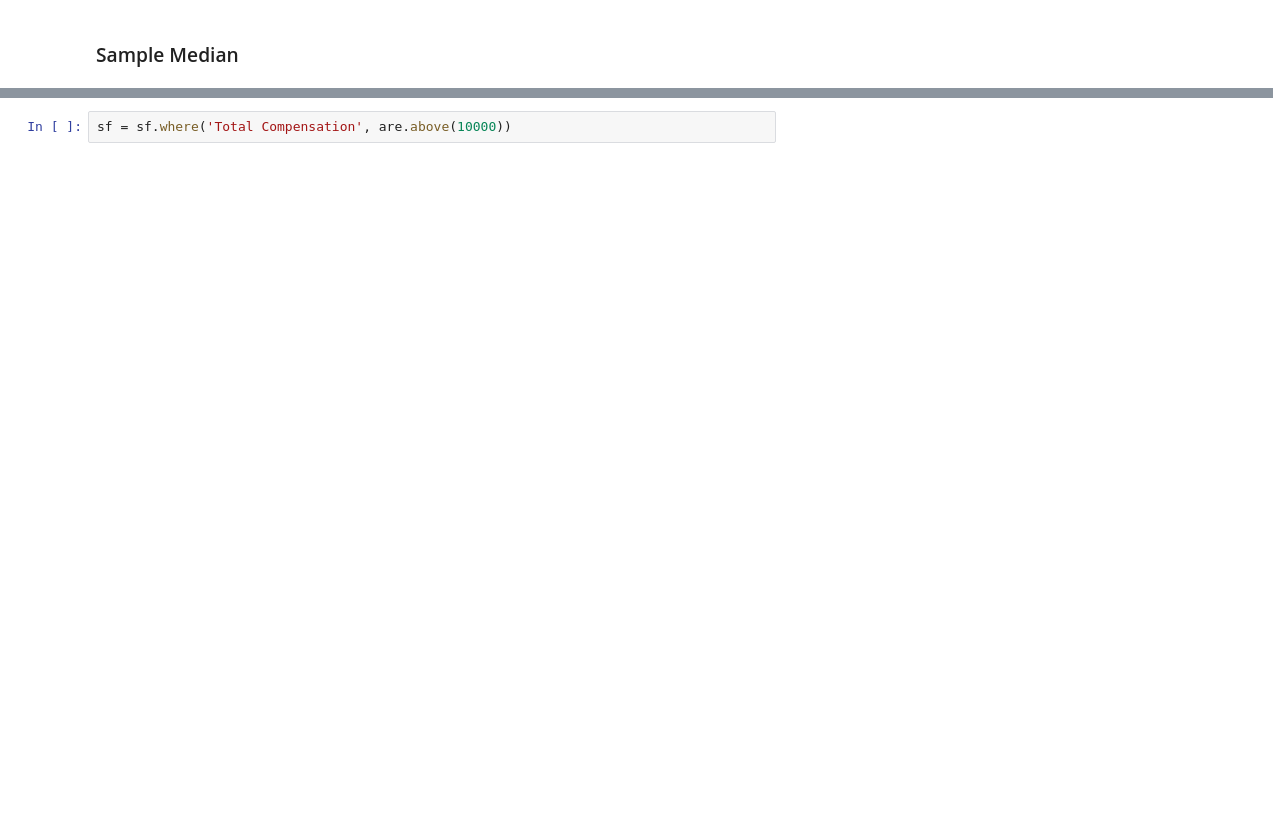
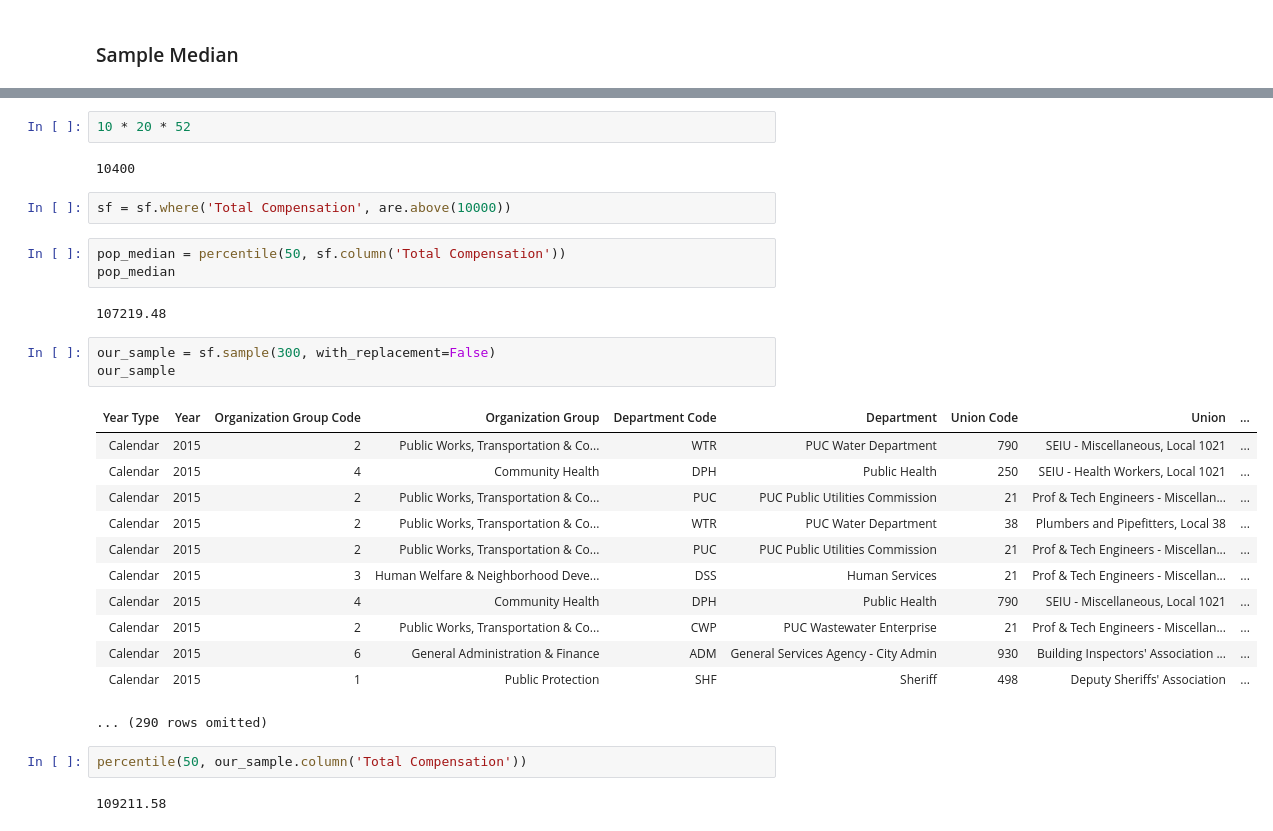
Before and after one commit to data-8/materials-sp19, a Jupyter notebook: lec/lec23.ipynb, the cells around one changed output, grey strips where cells are left out. Drawn from its saved outputs; the diff is of its cells as text; blank space fills up the shorter version.

```diff
--- a/lec/lec23.ipynb
+++ b/lec/lec23.ipynb
@@ -20,5 +68,34 @@ sf = Table.read_table('san_francisco_2015.csv')
+# %%
+10 * 20 * 52
+# %% [output]
+10400
 # %%
 sf = sf.where('Total Compensation', are.above(10000))
+# %%
+pop_median = percentile(50, sf.column('Total Compensation'))
+pop_median
+# %% [output]
+107219.48
+# %%
+our_sample = sf.sample(300, with_replacement=False)
+our_sample
+# %% [output]
+| Year Type | Year | Organization Group Code | Organization Group | Department Code | Department | Union Code | Union | ... |
+| Calendar | 2015 | 2 | Public Works, Transportation & Co... | WTR | PUC Water Department | 790 | SEIU - Miscellaneous, Local 1021 | ... |
+| Calendar | 2015 | 4 | Community Health | DPH | Public Health | 250 | SEIU - Health Workers, Local 1021 | ... |
+| Calendar | 2015 | 2 | Public Works, Transportation & Co... | PUC | PUC Public Utilities Commission | 21 | Prof & Tech Engineers - Miscellan... | ... |
+| Calendar | 2015 | 2 | Public Works, Transportation & Co... | WTR | PUC Water Department | 38 | Plumbers and Pipefitters, Local 38 | ... |
+| Calendar | 2015 | 2 | Public Works, Transportation & Co... | PUC | PUC Public Utilities Commission | 21 | Prof & Tech Engineers - Miscellan... | ... |
+| Calendar | 2015 | 3 | Human Welfare & Neighborhood Deve... | DSS | Human Services | 21 | Prof & Tech Engineers - Miscellan... | ... |
+| Calendar | 2015 | 4 | Community Health | DPH | Public Health | 790 | SEIU - Miscellaneous, Local 1021 | ... |
+| Calendar | 2015 | 2 | Public Works, Transportation & Co... | CWP | PUC Wastewater Enterprise | 21 | Prof & Tech Engineers - Miscellan... | ... |
+| Calendar | 2015 | 6 | General Administration & Finance | ADM | General Services Agency - City Admin | 930 | Building Inspectors' Association ... | ... |
+| Calendar | 2015 | 1 | Public Protection | SHF | Sheriff | 498 | Deputy Sheriffs' Association | ... |
+... (290 rows omitted)
+# %%
+percentile(50, our_sample.column('Total Compensation'))
+# %% [output]
+109211.58
 # %%
 sf_bins = np.arange(0, 700000, 25000)
 sf.hist('Total Compensation', bins=sf_bins)
```
Also changed, not shown: parts of 19 cells of this notebook, 1 other file.
